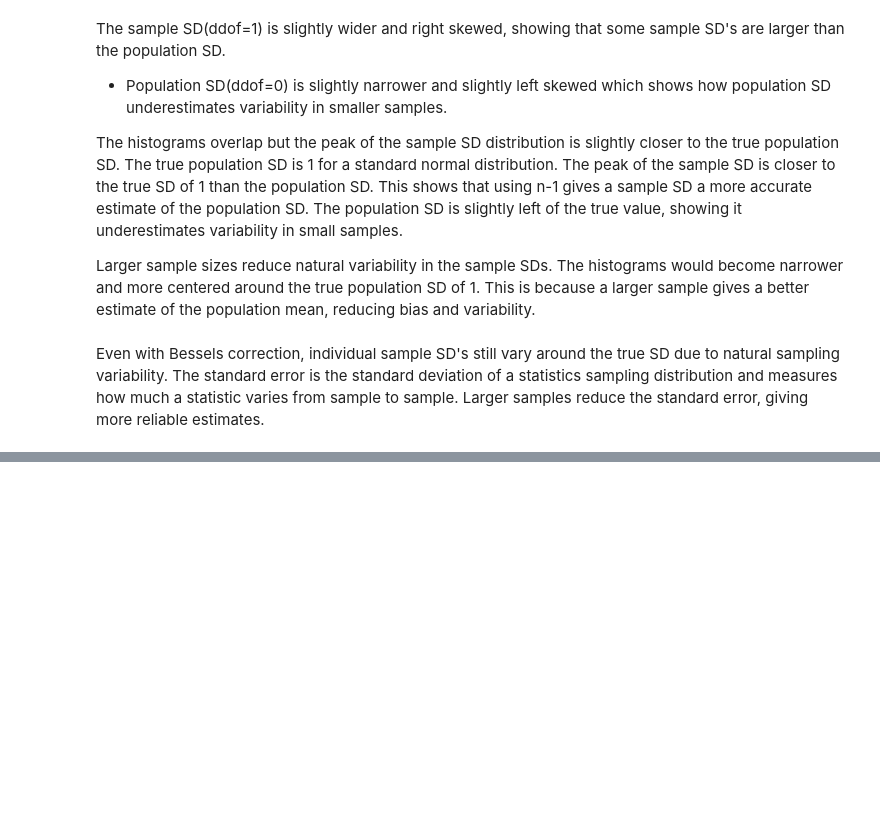
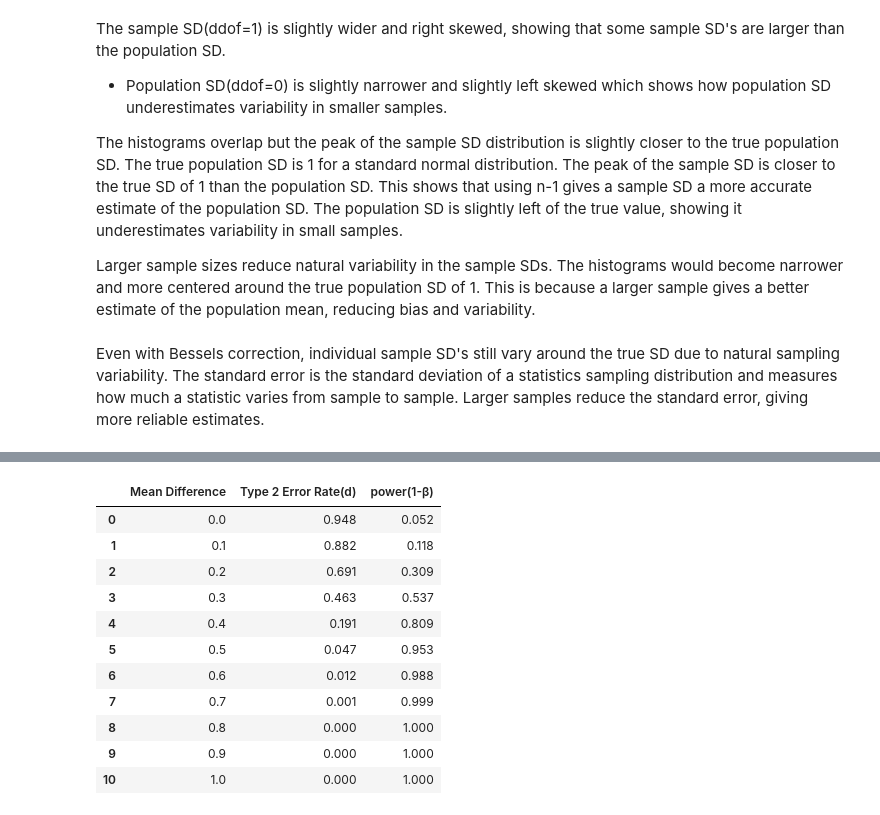
Before and after one commit to lryan30/applied_statistics, a Jupyter notebook: problems.ipynb, the cells around one changed output, grey strips where cells are left out. Saved outputs shown, nothing was run; the diff lists cells and outputs as text; code cells hidden in the pictures; blank space fills up the shorter version.

```diff
--- a/problems.ipynb
+++ b/problems.ipynb
@@ -225,0 +290,18 @@ Plot this proportion against d, and explain how the type II error rate changes a
+# %%
+# plot table pandas DataFrame
+import pandas as pd
+type2_table = pd.DataFrame({'Mean Difference': meandiff, 'Type 2 Error Rate(d)': type2_errors, 'power(1-β)': 1 - np.array(type2_errors) })
+type2_table
+# %% [output]
+|  | Mean Difference | Type 2 Error Rate(d) | power(1-β) |
+| 0 | 0.0 | 0.948 | 0.052 |
+| 1 | 0.1 | 0.882 | 0.118 |
+| 2 | 0.2 | 0.691 | 0.309 |
+| 3 | 0.3 | 0.463 | 0.537 |
+| 4 | 0.4 | 0.191 | 0.809 |
+| 5 | 0.5 | 0.047 | 0.953 |
+| 6 | 0.6 | 0.012 | 0.988 |
+| 7 | 0.7 | 0.001 | 0.999 |
+| 8 | 0.8 | 0.000 | 1.000 |
+| 9 | 0.9 | 0.000 | 1.000 |
+| 10 | 1.0 | 0.000 | 1.000 |
```
Also changed, not shown: parts of 25 cells of this notebook.
